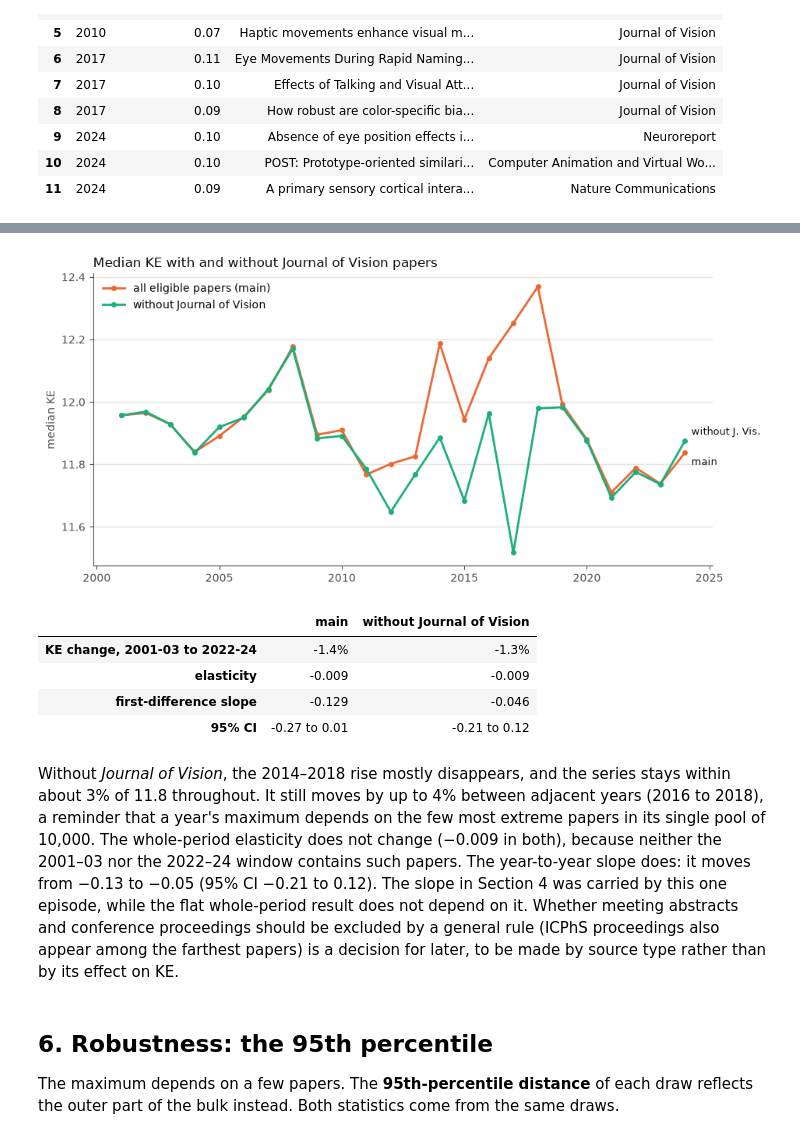
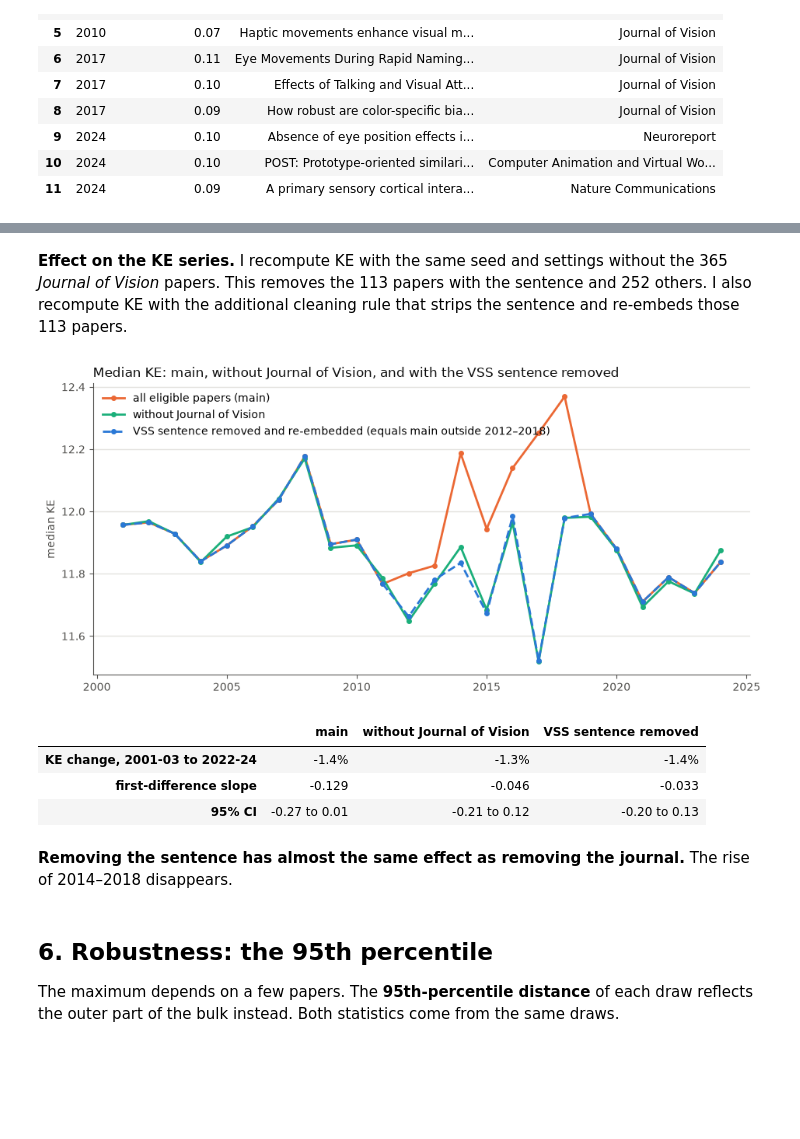
Before and after one commit to Nicccolas/science-network-evolution, a Jupyter notebook: field_ke.ipynb, the cells around one changed output, grey strips where cells are left out. Drawn from its saved outputs; the diff is of its cells as text; code cells hidden in the pictures; blank space fills up the shorter version.

```diff
--- a/field_ke.ipynb
+++ b/field_ke.ipynb
@@ -32,4 +14,6 @@ Chu and Evans (2021) suggest the opposite expectation. Measuring field size as p
 # %%
+from datetime import datetime, timezone
+import json
 from pathlib import Path
 
 import matplotlib.pyplot as plt
@@ -39,7 +23,8 @@ import numpy as np
 import pandas as pd
 from sklearn.manifold import TSNE
 
-from src import knowledge_extent as ke   # draws, summaries, elasticity, first differences
+from src import knowledge_extent as ke   # draws, summaries, window means, first differences
+from src import embeddings               # the pool's embedding setup (Section 5 re-embeds a few hundred abstracts)
 
 POOL = Path("data/pool/psychology_field32/pool.parquet")
 COUNTS = Path("data/counts/psychology_field32/yearly_counts.csv")
@@ -48,11 +33,19 @@ ELIGIBILITY_REPORT = Path("data/ke/psychology_field32/eligibility_report.csv")
 EMBEDDINGS = Path("data/embeddings/specter2_proximity")
 DRAWS = Path("data/ke/psychology_field32/ke_draws_specter2_proximity.parquet")
 DRAWS_NO_JVIS = Path("data/ke/psychology_field32/ke_draws_specter2_proximity_no_jvis.parquet")
+STRIPPED_VECTORS = Path("data/embeddings/specter2_proximity_vss_stripped")   # the 113 papers re-embedded without the sentence
+DRAWS_STRIPPED = Path("data/ke/psychology_field32/ke_draws_specter2_proximity_vss_stripped.parquet")
+DRAWS_CUMULATIVE = Path("data/ke/psychology_field32/ke_draws_specter2_proximity_cumulative.parquet")
+DRAWS_CUMULATIVE_STRIPPED = Path("data/ke/psychology_field32/ke_draws_specter2_proximity_cumulative_vss_stripped.parquet")
 TABLES, FIGURES = Path("outputs/tables"), Path("outputs/figures")
 for folder in (TABLES, FIGURES):
     folder.mkdir(parents=True, exist_ok=True)
 YEARS = np.arange(2001, 2025)
 pd.set_option("display.max_colwidth", 90)
+
+def window_change(series):
+    """Change between the 2001-03 and 2022-24 means of a yearly series (0.10 = +10%)."""
+    return ke.window_mean(series, ke.LATE) / ke.window_mean(series, ke.EARLY) - 1
 
 # chart style (as in Week 2): thin lines, recessive grid, text in ink colors (not series colors)
 BLUE, ORANGE, GREEN = "#2a78d6", "#eb6834", "#1baf7a"   # palette validated for color-vision deficiency
@@ -352,39 +441,58 @@ From 2014 to 2018, a paper from *Journal of Vision* sets the maximum in 57–62%
+# %% [markdown]
+**Effect on the KE series.** I recompute KE with the same seed and settings without the 365 *Journal of Vision* papers. This removes the 113 papers with the sentence and 252 others. I also recompute KE with the additional cleaning rule that strips the sentence and re-embeds those 113 papers.
 # %%
 no_jvis = eligibility.assign(ke_eligible=eligibility["ke_eligible"] & pool["source_name"].ne("Journal of Vision").to_numpy())
 draws_no_jvis = ke.field_draws(EMBEDDINGS, no_jvis, YEARS, output=DRAWS_NO_JVIS, l2=False)
 summary_no_jvis = ke.summarize(draws_no_jvis).set_index("year")
 
+# The stripped vectors are saved once, so later runs reuse them and their draws (re-embedding differs by < 1e-3)
+if not (STRIPPED_VECTORS / "vectors.npy").exists():
+    STRIPPED_VECTORS.mkdir(parents=True)
+    np.save(STRIPPED_VECTORS / "vectors.npy", stripped_vectors.to_numpy(dtype=np.float32))
+    pd.DataFrame({"openalex_id": stripped_vectors.index}).to_parquet(STRIPPED_VECTORS / "ids.parquet", index=False)
+    (STRIPPED_VECTORS / "metadata.json").write_text(json.dumps({
+        "created_at_utc": datetime.now(timezone.utc).isoformat(), "script": "field_ke.ipynb, Section 5",
+        "papers": len(stripped_vectors), "text": f"title + sep_token + abstract with re.sub({SENTENCE!r}, '') applied",
+        "model": model_info}, indent=2) + "\n")
+saved = pd.DataFrame(np.load(STRIPPED_VECTORS / "vectors.npy"),
+                     index=pd.read_parquet(STRIPPED_VECTORS / "ids.parquet")["openalex_id"].to_numpy())
+assert len(saved) == len(sentence_ids) and saved.index.equals(stripped_vectors.index)
+assert np.abs(saved.to_numpy() - stripped_vectors.to_numpy()).max() < 1e-3      # same as this run's re-embedding
+draws_stripped = ke.field_draws(EMBEDDINGS, eligibility, YEARS, output=DRAWS_STRIPPED, l2=False, replace=saved)
+summary_stripped = ke.summarize(draws_stripped).set_index("year")
+other_years = ~np.isin(YEARS, range(2012, 2019))
+assert np.array_equal(summary_stripped["ke_max_median"].to_numpy()[other_years],
+                      summary["ke_max_median"].to_numpy()[other_years])   # same draws, so the other years are unchanged
+
 fig, ax = plt.subplots(figsize=(9.5, 4.5))
 ax.plot(YEARS, summary["ke_max_median"], color=ORANGE, lw=2, marker="o", ms=4, label="all eligible papers (main)")
 ax.plot(YEARS, summary_no_jvis["ke_max_median"], color=GREEN, lw=2, marker="o", ms=4, label="without Journal of Vision")
-main_end, alt_end = summary["ke_max_median"].iloc[-1], summary_no_jvis["ke_max_median"].iloc[-1]
-nudge = 0.03 if main_end >= alt_end else -0.03   # the line that ends higher gets the upper label
-label_end(ax, YEARS[-1], main_end + nudge, "main")
-label_end(ax, YEARS[-1], alt_end - nudge, "without J. Vis.")
+ax.plot(YEARS, summary_stripped["ke_max_median"], color=BLUE, lw=2, ls="--", marker="o", ms=4,
+        label="VSS sentence removed and re-embedded (equals main outside 2012–2018)")
 ax.set_ylabel("median KE", color=MUTED)
-ax.set_title("Median KE with and without Journal of Vision papers", loc="left", color=INK)
+ax.set_title("Median KE: main, without Journal of Vision, and with the VSS sentence removed", loc="left", color=INK)
 ax.legend(frameon=False, loc="upper left")
 style_axes(ax)
 fig.tight_layout()
 fig.savefig(FIGURES / "field_ke_without_jvis.png", dpi=200, bbox_inches="tight")
 plt.show()
 
 check = {}
-for name, series in (("main", summary["ke_max_median"]), ("without Journal of Vision", summary_no_jvis["ke_max_median"])):
-    e, (_, f) = ke.elasticity(series, N), ke.first_difference(series, N)
-    check[name] = {"KE change, 2001-03 to 2022-24": f"{e['ke_change']:+.1%}", "elasticity": round(e["elasticity"], 3),
+for name, series in (("main", summary["ke_max_median"]), ("without Journal of Vision", summary_no_jvis["ke_max_median"]),
+                     ("VSS sentence removed", summary_stripped["ke_max_median"])):
+    _, f = ke.first_difference(series, N)
+    check[name] = {"KE change, 2001-03 to 2022-24": f"{window_change(series):+.1%}",
                    "first-difference slope": round(f["beta"], 3),
                    "95% CI": f"{f['beta_ci_low']:.2f} to {f['beta_ci_high']:.2f}"}
 pd.DataFrame(check)
 # %% [output]
-[figure, old version]
+[figure, new version]
-|  | main | without Journal of Vision |
-| KE change, 2001-03 to 2022-24 | -1.4% | -1.3% |
-| elasticity | -0.009 | -0.009 |
-| first-difference slope | -0.129 | -0.046 |
-| 95% CI | -0.27 to 0.01 | -0.21 to 0.12 |
+|  | main | without Journal of Vision | VSS sentence removed |
+| KE change, 2001-03 to 2022-24 | -1.4% | -1.3% | -1.4% |
+| first-difference slope | -0.129 | -0.046 | -0.033 |
+| 95% CI | -0.27 to 0.01 | -0.21 to 0.12 | -0.20 to 0.13 |
-# %% [markdown]
-Without *Journal of Vision*, the 2014–2018 rise mostly disappears, and the series stays within about 3% of 11.8 throughout. It still moves by up to 4% between adjacent years (2016 to 2018), a reminder that a year's maximum depends on the few most extreme papers in its single pool of 10,000. The whole-period elasticity does not change (−0.009 in both), because neither the 2001–03 nor the 2022–24 window contains such papers. The year-to-year slope does: it moves from −0.13 to −0.05 (95% CI −0.21 to 0.12). The slope in Section 4 was carried by this one episode, while the flat whole-period result does not depend on it. Whether meeting abstracts and conference proceedings should be excluded by a general rule (ICPhS proceedings also appear among the farthest papers) is a decision for later, to be made by source type rather than by its effect on KE.
+# %% [markdown]
+**Removing the sentence has almost the same effect as removing the journal.** The rise of 2014–2018 disappears.
 # %% [markdown]
 ## 6. Robustness: the 95th percentile
 
```
Also changed, not shown: parts of 26 cells of this notebook, 7 other files.
